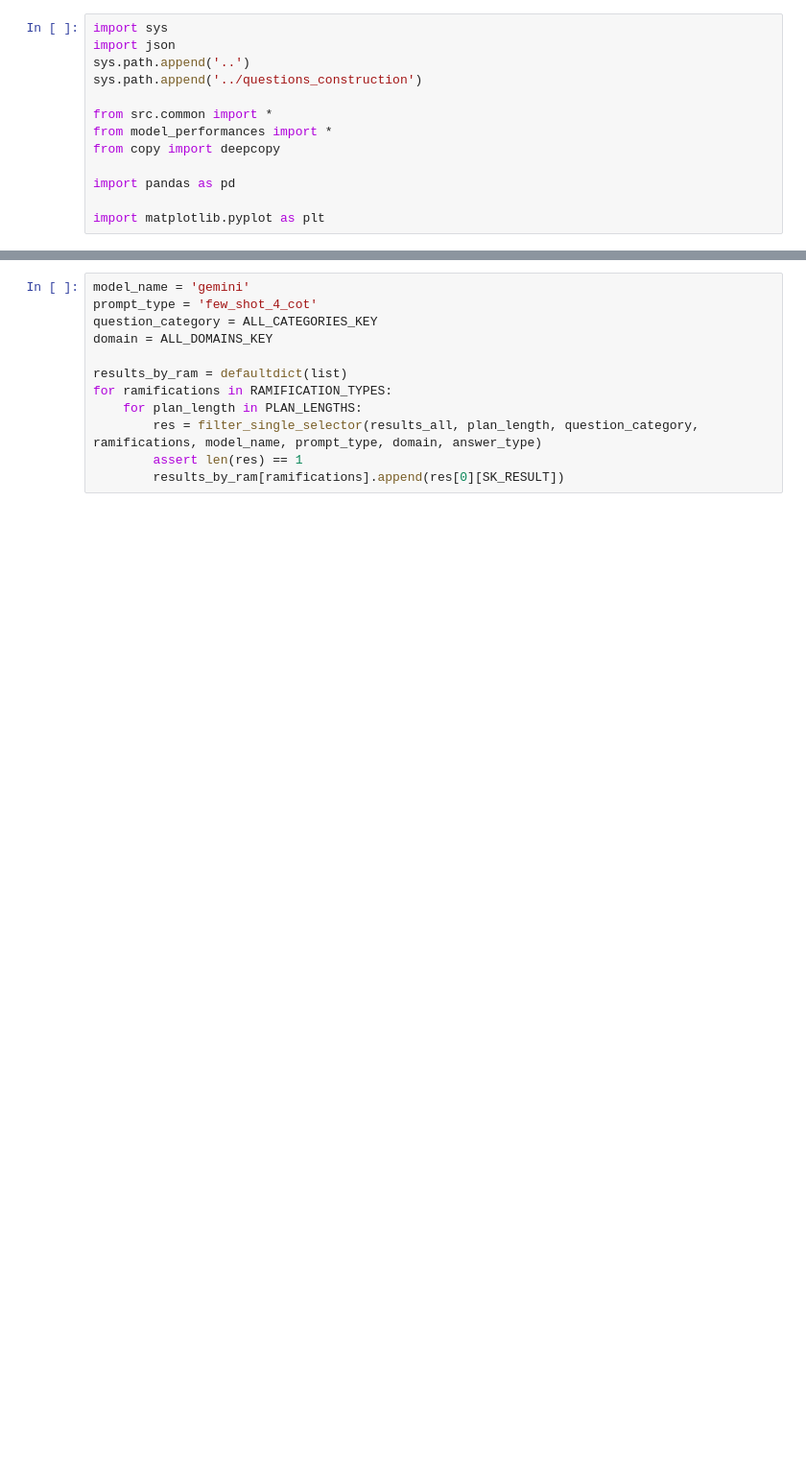
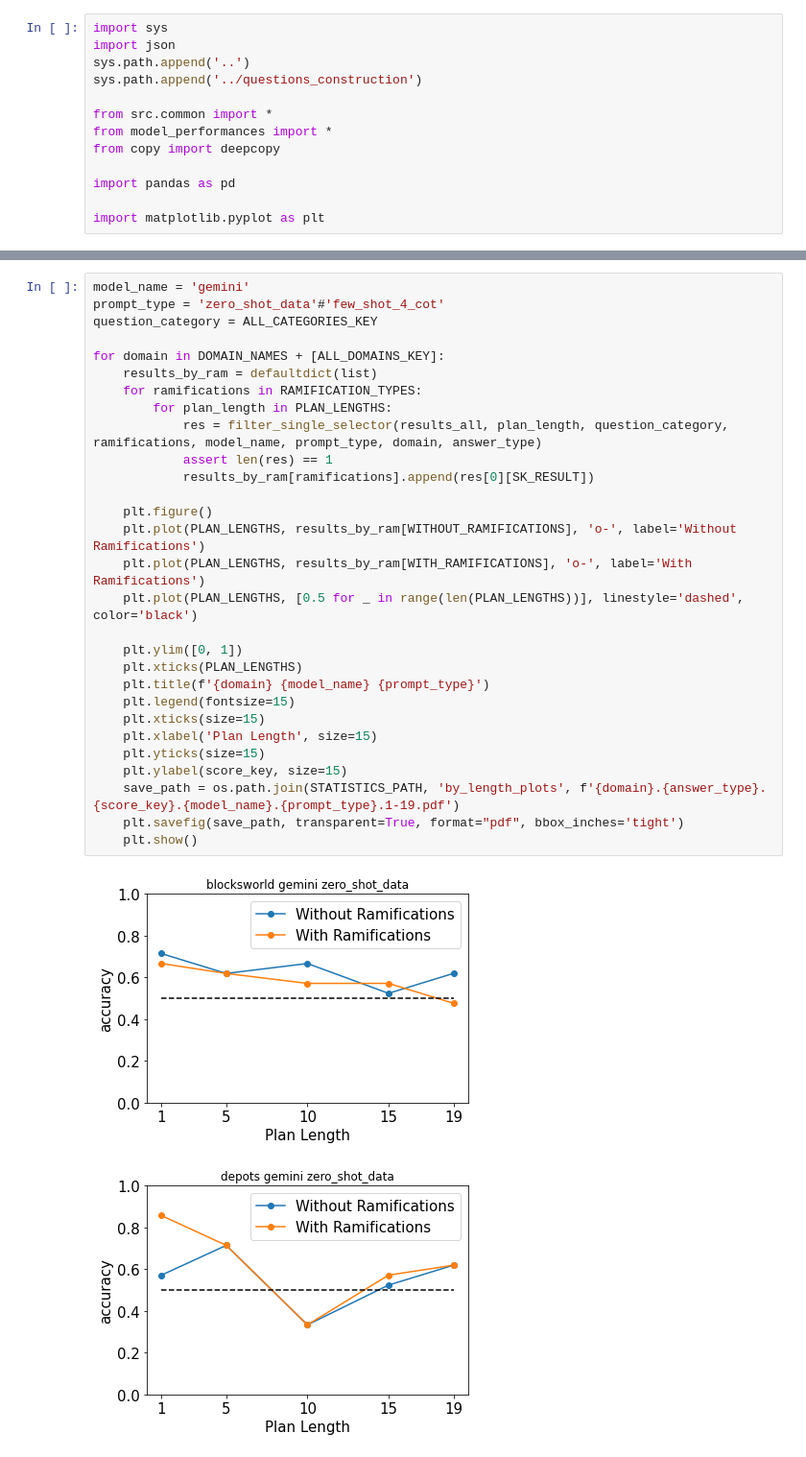
Before and after one commit to izuminka/reasoning_about_actions, a Jupyter notebook: src/analysis/plot_figures.ipynb, the cells around one changed output, grey strips where cells are left out. Shown at 96% size. Saved outputs shown, nothing was run; the diff lists cells and outputs as text; blank space fills up the shorter version.

```diff
--- a/src/analysis/plot_figures.ipynb
+++ b/src/analysis/plot_figures.ipynb
@@ -20,12 +18,32 @@ InvalidLineError: line contains null value (line 7)
 # %%
 model_name = 'gemini'
-prompt_type = 'few_shot_4_cot'
+prompt_type = 'zero_shot_data'#'few_shot_4_cot'
 question_category = ALL_CATEGORIES_KEY
-domain = ALL_DOMAINS_KEY
 
-results_by_ram = defaultdict(list)
-for ramifications in RAMIFICATION_TYPES:
-    for plan_length in PLAN_LENGTHS:
-        res = filter_single_selector(results_all, plan_length, question_category, ramifications, model_name, prompt_type, domain, answer_type)
-        assert len(res) == 1
-        results_by_ram[ramifications].append(res[0][SK_RESULT])
+for domain in DOMAIN_NAMES + [ALL_DOMAINS_KEY]:
+    results_by_ram = defaultdict(list)
+    for ramifications in RAMIFICATION_TYPES:
+        for plan_length in PLAN_LENGTHS:
+            res = filter_single_selector(results_all, plan_length, question_category, ramifications, model_name, prompt_type, domain, answer_type)
+            assert len(res) == 1
+            results_by_ram[ramifications].append(res[0][SK_RESULT])
+
+    plt.figure()
+    plt.plot(PLAN_LENGTHS, results_by_ram[WITHOUT_RAMIFICATIONS], 'o-', label='Without Ramifications')
+    plt.plot(PLAN_LENGTHS, results_by_ram[WITH_RAMIFICATIONS], 'o-', label='With Ramifications')
+    plt.plot(PLAN_LENGTHS, [0.5 for _ in range(len(PLAN_LENGTHS))], linestyle='dashed', color='black')
+
+    plt.ylim([0, 1])
+    plt.xticks(PLAN_LENGTHS)
+    plt.title(f'{domain} {model_name} {prompt_type}')
+    plt.legend(fontsize=15)
+    plt.xticks(size=15)
+    plt.xlabel('Plan Length', size=15)
+    plt.yticks(size=15)
+    plt.ylabel(score_key, size=15)
+    save_path = os.path.join(STATISTICS_PATH, 'by_length_plots', f'{domain}.{answer_type}.{score_key}.{model_name}.{prompt_type}.1-19.pdf')
+    plt.savefig(save_path, transparent=True, format="pdf", bbox_inches='tight')
+    plt.show()
+# %% [output]
+[figure, added]
+[figure, added]
```
Also changed, not shown: parts of 3 cells of this notebook, 20 other files.
